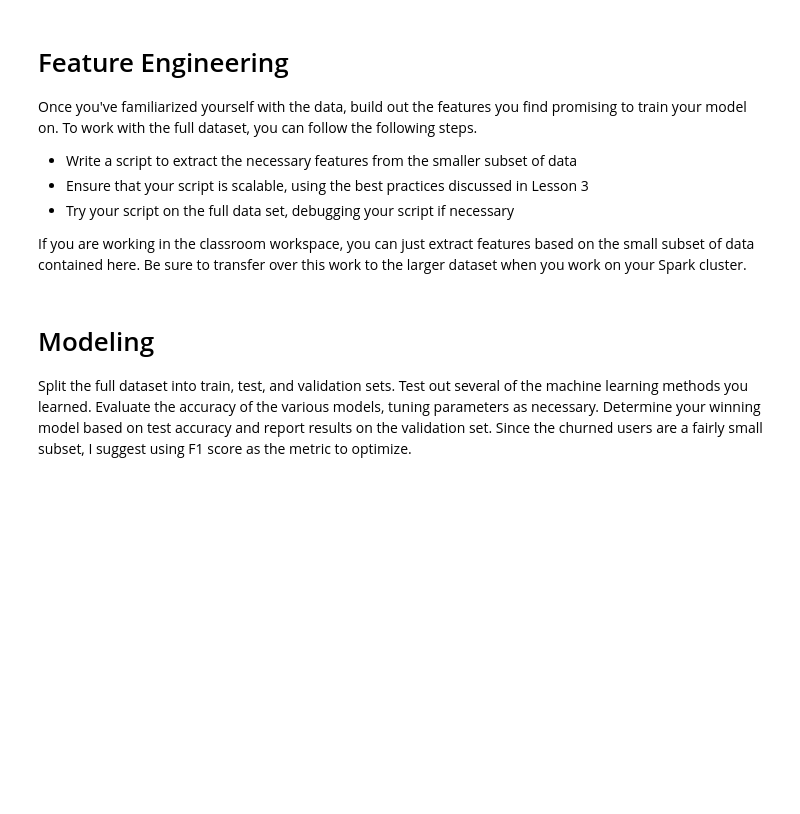
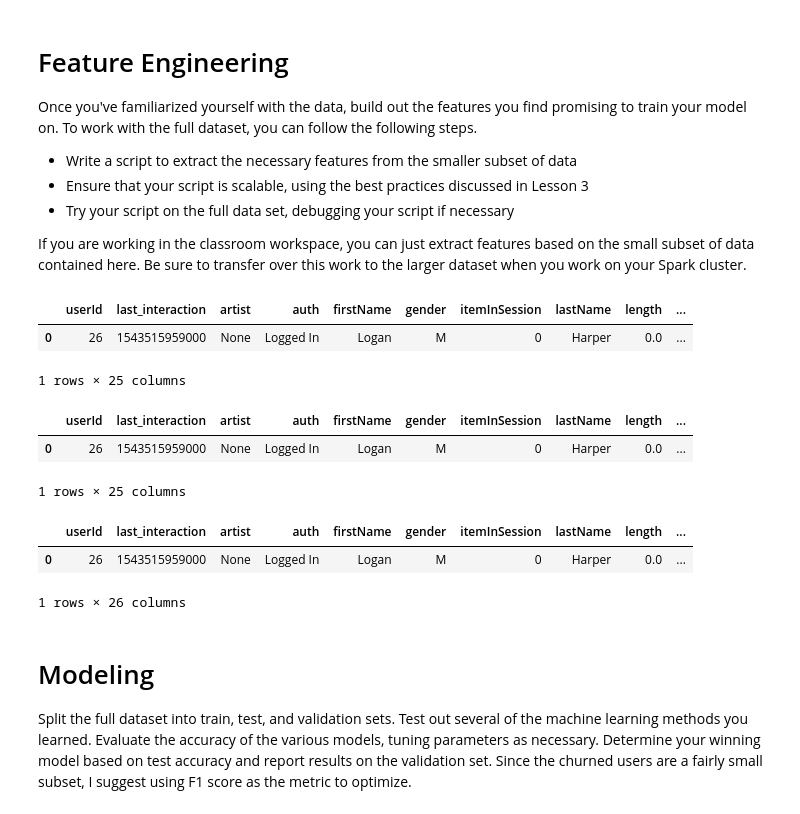
Before and after one commit to pmherp/udsnd_project-capstone, a Jupyter notebook: Sparkify.ipynb, the cells around one changed output. Saved outputs shown, nothing was run; the diff lists cells and outputs as text; code cells hidden in the pictures; blank space fills up the shorter version.

Commit message:
feat: added ML features registered_days, payment_level, avg_songs_per_session

```diff
--- a/Sparkify.ipynb
+++ b/Sparkify.ipynb
@@ -91,10 +91,10 @@ def clean_data(data):
     data = data.withColumn('month', month(col('interaction_time')))
     data = data.withColumn('date', from_unixtime(col('ts')/1000).cast(DateType()))
     #delete ts column, if not already deleted
-    try:
-        data = data.drop('ts')
-    except:
-        pass
+    #try:
+    #    data = data.drop('ts')
+    #except:
+    #    pass
 
     #split location into seperate columns location, state
     data = data.withColumn('state', split(col('location'), ',').getItem(1))
@@ -317,3 +315,20 @@ def churn_level():
     #create barplot
     churn_level_barplot = Plots(x_values='level', y_values='count', hue='level', data=churn_level_df)
     churn_level_barplot.sns_barplot()
+# %%
+def num_registered_days(data):
+    """
+    This function calculates the number of registered days between registration and the last user interaction
+
+    Args:
+        - data (json): input data
+    Returns:
+        - data (json): input data plus new column with num_registered_days
+    """
+    #create new DataFrame with timestamp of last interaction for each userId
+    last_interaction_data = data.groupBy('userId').agg(max('ts').alias('last_interaction'))
+
+    #join new DataFrame with data and compute registered_days
+    registered_days_data = last_interaction_data.join(data, on='userId').withColumn('registered_days', ((col('last_interaction')-col('registration'))/86400000).cast(IntegerType()))
+
+    return registered_days_data
@@ -413,13 +469,13 @@ Once you've familiarized yourself with the data, build out the features you find
 - Try your script on the full data set, debugging your script if necessary
 
 If you are working in the classroom workspace, you can just extract features based on the small subset of data contained here. Be sure to transfer over this work to the larger dataset when you work on your Spark cluster.
-# %%
-def num_registered_days(data):
-    """
-    This function calculates the number of registered between registration and the last user interaction
-
-    Args:
-        - data (json): input data
-    Returns:
-        - data (json): input data plus new column with num_registered_days
-    """
+# %%
+#add number of days between registration and last interaction as column registered_days to churn_data
+data_with_registered_days = num_registered_days(churn_data)
+# %%
+data_with_registered_days_df = show_data(data_with_registered_days, n_rows=1)
+data_with_registered_days_df
+# %% [output]
+|  | userId | last_interaction | artist | auth | firstName | gender | itemInSession | lastName | length | ... |
+| 0 | 26 | 1543515959000 | None | Logged In | Logan | M | 0 | Harper | 0.0 | ... |
+1 rows × 25 columns
@@ -425,0 +486,7 @@ def num_registered_days(data):
+# %%
+data_with_payment_level_df = show_data(data_with_payment_level, n_rows=1)
+data_with_payment_level_df
+# %% [output]
+|  | userId | last_interaction | artist | auth | firstName | gender | itemInSession | lastName | length | ... |
+| 0 | 26 | 1543515959000 | None | Logged In | Logan | M | 0 | Harper | 0.0 | ... |
+1 rows × 25 columns
@@ -426,3 +496,10 @@ def num_registered_days(data):
+# %%
+data_with_avg_songs_df = show_data(data_with_avg_songs, n_rows=1)
+data_with_avg_songs_df
+# %% [output]
+|  | userId | last_interaction | artist | auth | firstName | gender | itemInSession | lastName | length | ... |
+| 0 | 26 | 1543515959000 | None | Logged In | Logan | M | 0 | Harper | 0.0 | ... |
+1 rows × 26 columns
 # %% [markdown]
 # Modeling
 Split the full dataset into train, test, and validation sets. Test out several of the machine learning methods you learned. Evaluate the accuracy of the various models, tuning parameters as necessary. Determine your winning model based on test accuracy and report results on the validation set. Since the churned users are a fairly small subset, I suggest using F1 score as the metric to optimize.
```
Also changed, not shown: parts of 10 cells of this notebook.
